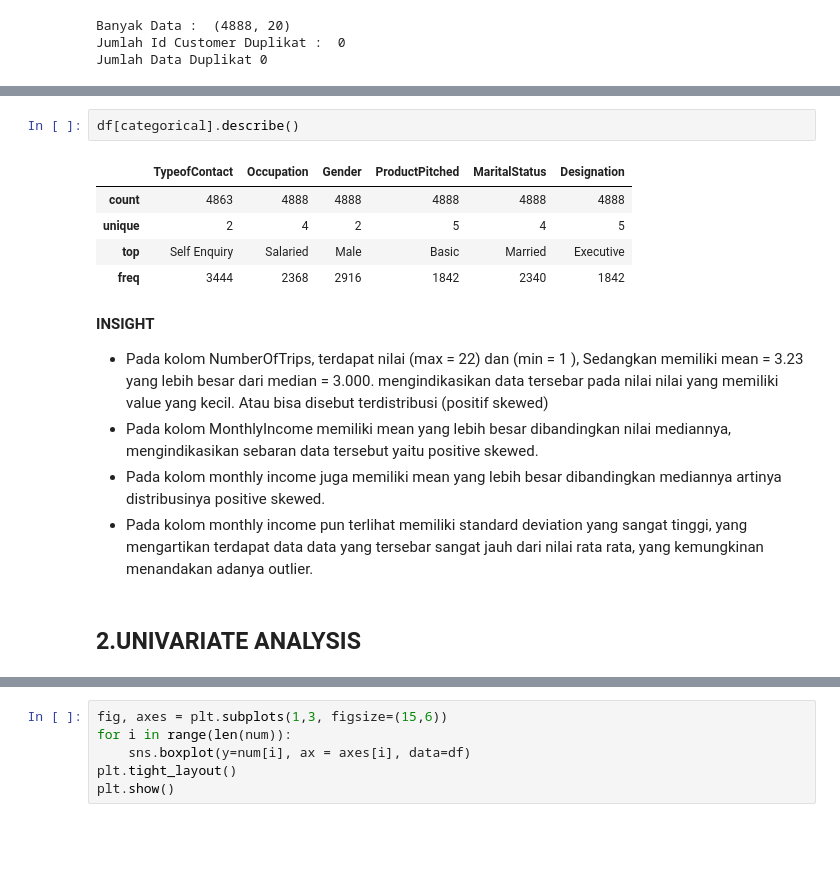
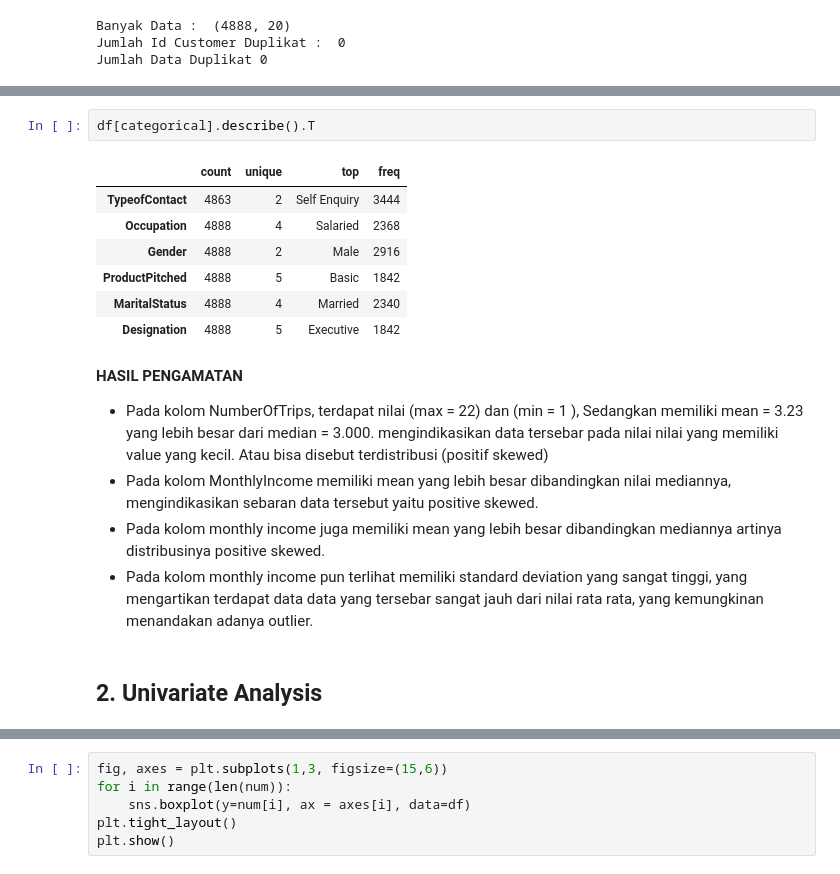
Before and after one commit to JodhiKrisantus/Classification-Holiday-Package-Prediction, a Jupyter notebook: Pandas_Lovers_Holiday_Package_Prediction.ipynb, the cells around one changed output, grey strips where cells are left out. Cells and saved outputs as stored; diff of their text form; blank space fills up the shorter version.

```diff
--- a/Pandas_Lovers_Holiday_Package_Prediction.ipynb
+++ b/Pandas_Lovers_Holiday_Package_Prediction.ipynb
@@ -191,20 +243,22 @@ df[num].describe()
 # %%
-df[categorical].describe()
+df[categorical].describe().T
 # %% [output]
-|  | TypeofContact | Occupation | Gender | ProductPitched | MaritalStatus | Designation |
-| count | 4863 | 4888 | 4888 | 4888 | 4888 | 4888 |
-| unique | 2 | 4 | 2 | 5 | 4 | 5 |
-| top | Self Enquiry | Salaried | Male | Basic | Married | Executive |
-| freq | 3444 | 2368 | 2916 | 1842 | 2340 | 1842 |
+|  | count | unique | top | freq |
+| TypeofContact | 4863 | 2 | Self Enquiry | 3444 |
+| Occupation | 4888 | 4 | Salaried | 2368 |
+| Gender | 4888 | 2 | Male | 2916 |
+| ProductPitched | 4888 | 5 | Basic | 1842 |
+| MaritalStatus | 4888 | 4 | Married | 2340 |
+| Designation | 4888 | 5 | Executive | 1842 |
 # %% [markdown]
-**INSIGHT**
+**HASIL PENGAMATAN**
 
 - Pada kolom NumberOfTrips, terdapat nilai (max = 22) dan (min = 1 ), Sedangkan memiliki mean = 3.23 yang lebih besar dari median = 3.000. mengindikasikan data tersebar pada nilai nilai yang memiliki value yang kecil. Atau bisa disebut terdistribusi (positif skewed)
 - Pada kolom MonthlyIncome memiliki mean yang lebih besar dibandingkan nilai mediannya, mengindikasikan sebaran data tersebut yaitu positive skewed.
 - Pada kolom monthly income juga memiliki mean yang lebih besar dibandingkan mediannya artinya distribusinya positive skewed.
 - Pada kolom monthly income pun terlihat memiliki standard deviation yang sangat tinggi, yang mengartikan terdapat data data yang tersebar sangat jauh dari nilai rata rata, yang kemungkinan menandakan adanya outlier.
 # %% [markdown]
-## **2.UNIVARIATE ANALYSIS**
+## **2. Univariate Analysis**
 # %%
 fig, axes = plt.subplots(1,3, figsize=(15,6))
 sns.set_theme(style="darkgrid", palette="pastel")
```
Also changed, not shown: parts of 37 cells of this notebook.
